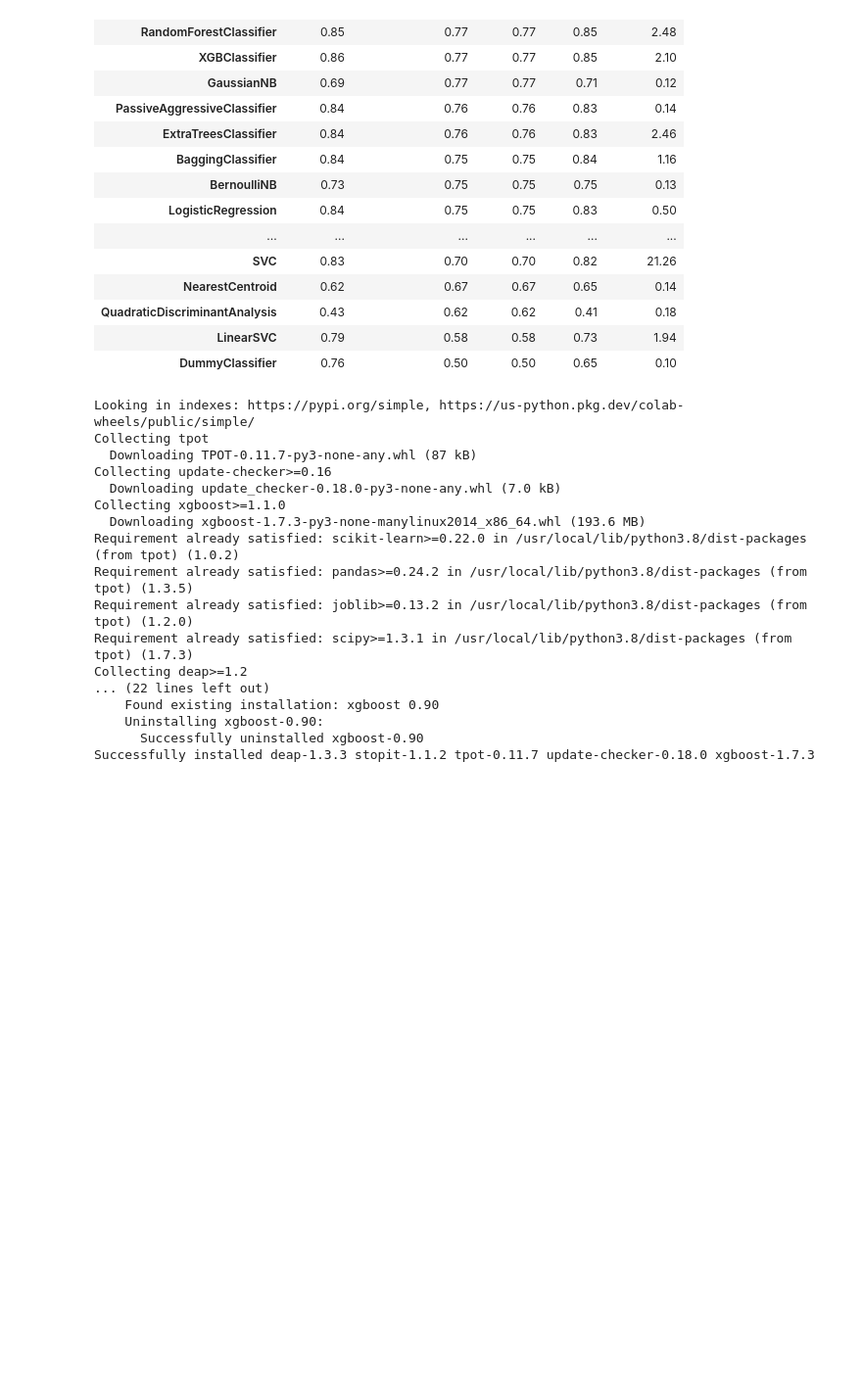
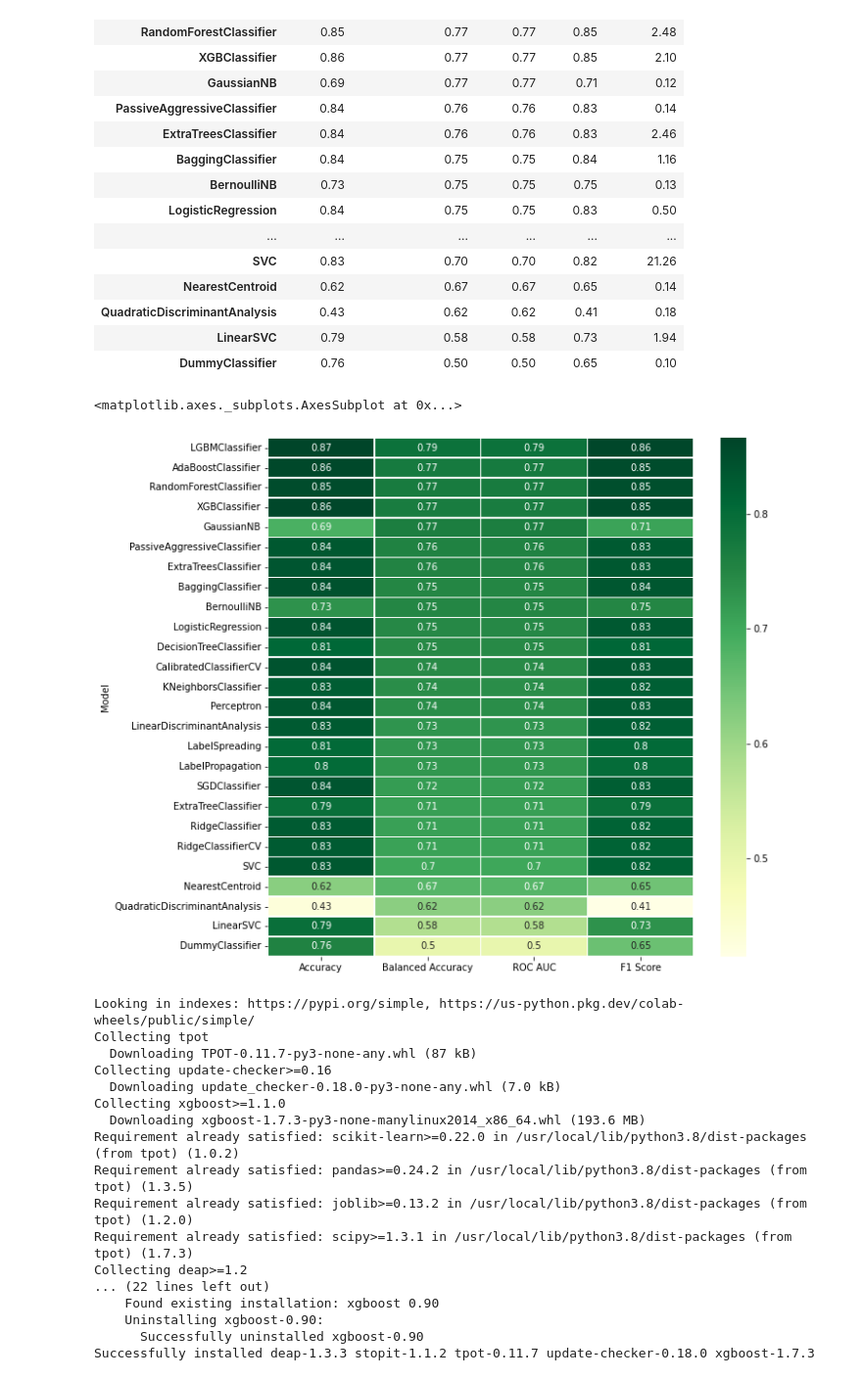
Before and after one commit to mathewchamberlain/MBA, a Jupyter notebook: Team_Project.ipynb, the cells around one changed output. Shown: that part at 98% size. Drawn from its saved outputs; the diff is of its cells as text; code cells hidden in the pictures; blank space fills up the shorter version.

```diff
--- a/Team_Project.ipynb
+++ b/Team_Project.ipynb
@@ -85,6 +85,12 @@ models
 | QuadraticDiscriminantAnalysis | 0.43 | 0.62 | 0.62 | 0.41 | 0.18 |
 | LinearSVC | 0.79 | 0.58 | 0.58 | 0.73 | 1.94 |
 | DummyClassifier | 0.76 | 0.50 | 0.50 | 0.65 | 0.10 |
+# %%
+fig, ax = plt.subplots(figsize=(10,10))         # Sample figsize in inches
+sns.heatmap(models.iloc[:, 0:4:], annot=True,  cmap="YlGn", linewidths=.5, ax=ax)
+# %% [output]
+<matplotlib.axes._subplots.AxesSubplot at 0x...>
+[figure, added]
 # %%
 # run tpot
 !pip install tpot
```
